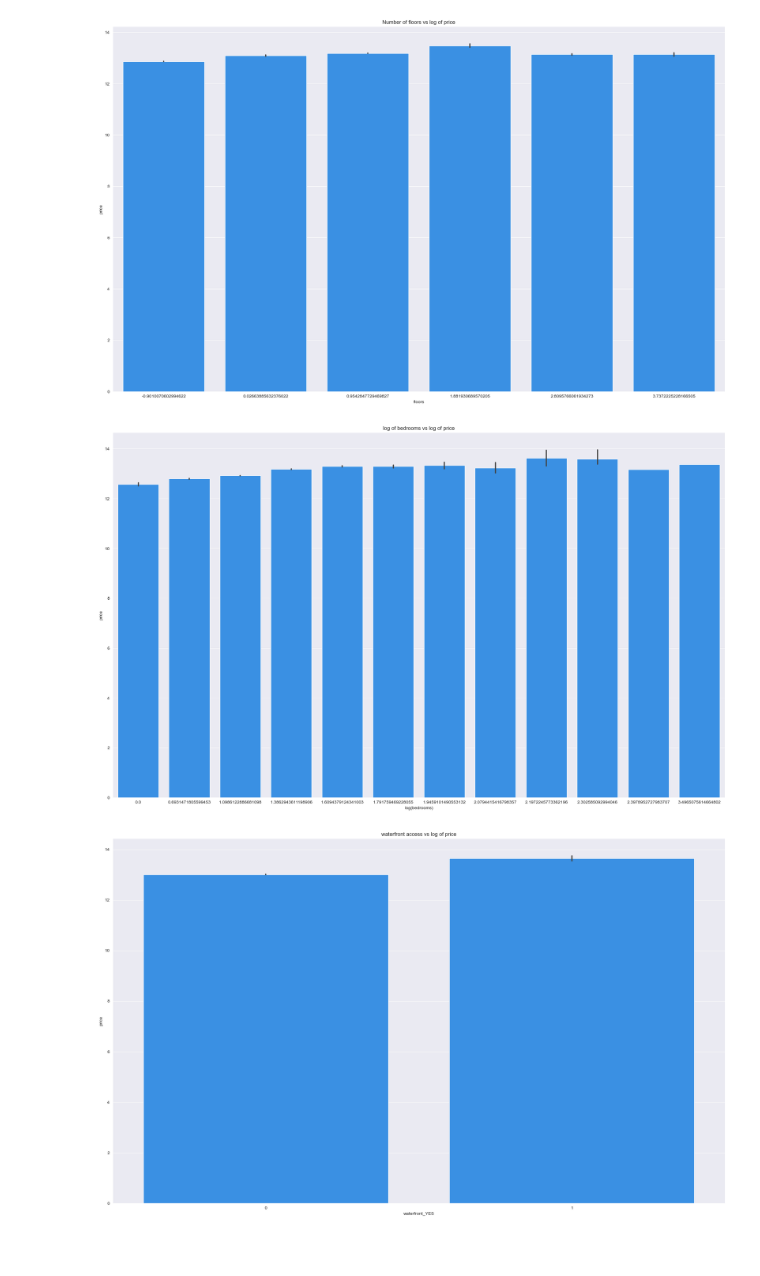
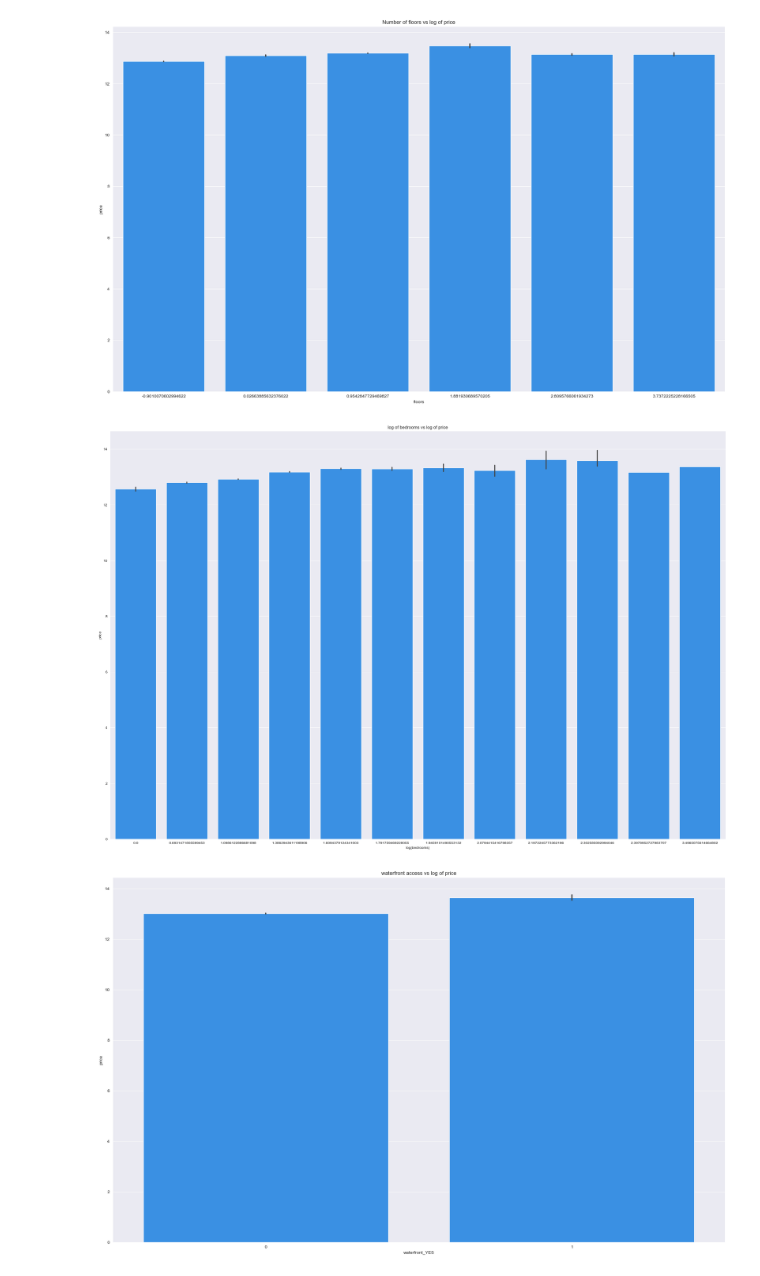
Before and after one commit to KimberlyWairimu/Phase-2-project, a Jupyter notebook: student.ipynb, the cells around one changed output. Drawn from its saved outputs; the diff is of its cells as text; code cells hidden in the pictures; blank space fills up the shorter version.

```diff
--- a/student.ipynb
+++ b/student.ipynb
@@ -732,11 +712,11 @@ ax.set_title("Number of floors vs log of price");
 [figure]
 # %%
 # visualizing the relationship between bedrooms and price.
-plt.figure(figsize=(25, 15))
+plt.figure(figsize=(30, 20))
 ax = sns.barplot(x=df["log(bedrooms)"],y=y_new,data=df , color="dodgerblue")
 ax.set_title("log of bedrooms vs log of price");
 # %% [output]
-[figure, old version]
+[figure, new version]
 # %%
 # visualizing the relationship between access to a waterfront and price
 plt.figure(figsize=(25, 15))
```
Also changed, not shown: parts of 11 cells of this notebook.
